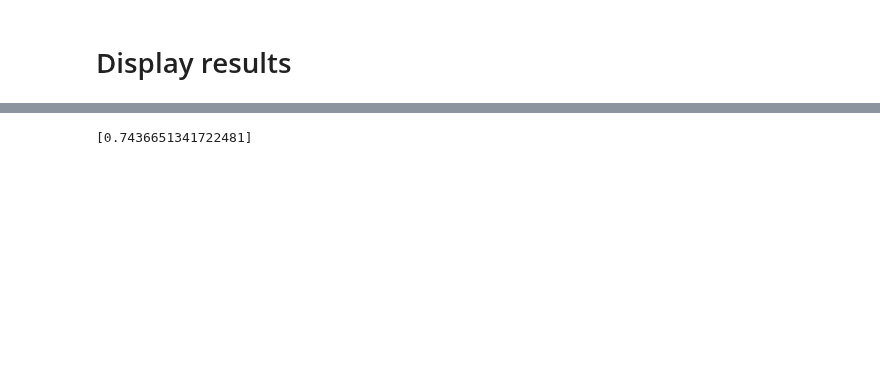
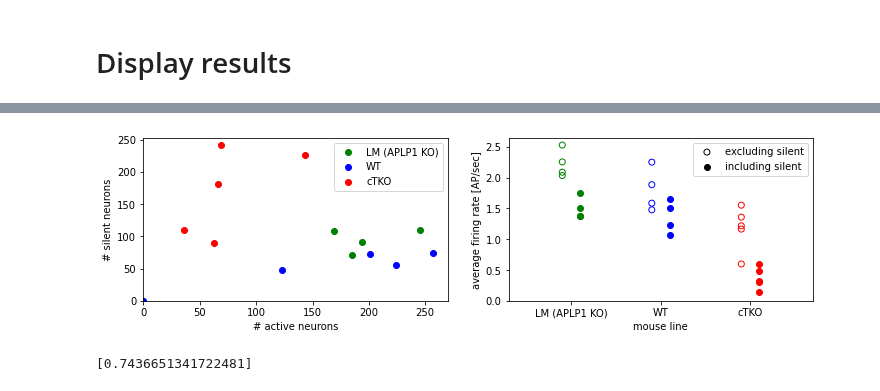
Before and after one commit to woxxel/DarkMatter, a Jupyter notebook: notebooks/spiking_data_analysis.ipynb, the cells around one changed output, grey strips where cells are left out. Cells and saved outputs as stored; diff of their text form; code cells hidden in the pictures; blank space fills up the shorter version.

```diff
--- a/notebooks/spiking_data_analysis.ipynb
+++ b/notebooks/spiking_data_analysis.ipynb
@@ -135,7 +206,7 @@ plt.show()
 # %% [markdown]
 <h1>Display results</h1>
 # %%
-def post_inference(mP,trace):
+def post_inference(I):
 
     paras = ['gamma','delta','nu_max']
 
@@ -143,14 +214,15 @@ def post_inference(mP,trace):
     for p in paras:
 
         results[p] = {}
-        results[p]['mean'] = trace['posterior'][p].values.mean(axis=(0,1))
-        results[p]['std'] = trace['posterior'][p].values.std(axis=(0,1))
+        results[p]['mean'] = I.trace['posterior'][p].values.mean(axis=(0,1))
+        results[p]['std'] = I.trace['posterior'][p].values.std(axis=(0,1))
 
-    results['N'] = mP.mask.sum(axis=0)
+    results['N'] = I.data_mask.sum(axis=0)
 
     return results
 
-results = post_inference(mP,trace)
-results_silent = post_inference(mP_withSilent,trace_silent)
-results_Ca = post_inference(mP_Ca,trace_Ca)
+results = post_inference(I)
+#results_silent = post_inference(mP_withSilent,trace_silent)
+#results_Ca = post_inference(mP_Ca,trace_Ca)
+results_silent = post_inference(I_silent)
 # %%
@@ -165,9 +237,11 @@ array([[24.50705428, 25.04343948],
 offset=0.1
 fig,ax = plt.subplots(1,2,figsize=(12,3))
 
-fr = np.nanmean(mP.spikes_raw,axis=(-1))
+fr = np.nanmean(I.data,axis=(-1))
 
-if mP._num_clusters>1:
+types = I.data_df.columns.get_level_values(level=0)
+
+if False:#I.mP._num_clusters>1:
     fr_data_exc = []
     fr_data_inh = []
 
@@ -191,16 +265,15 @@ if mP._num_clusters>1:
 else:
 
     col = ['g','b','r']
-    fr = np.array([np.nanmean(row[row>0]) for row in np.squeeze(mP.spikes_raw)])
+    fr = np.array([np.nanmean(row[row>0]) for row in np.squeeze(I.data.T)])
     results['fr'] = fr
 
-    fr_withSilence = np.array([np.nanmean(row[row>0]) for row in np.squeeze(mP_withSilent.spikes_raw)])
+    fr_withSilence = np.array([np.nanmean(row[row>0]) for row in np.squeeze(I_silent.data.T)])
     results_silent['fr'] = fr_withSilence
 
-    silence = np.squeeze(mP.spikes_raw==0).sum(-1)
-    for i,t in enumerate(mP.types):
-        idx_type = mP.type==i
-
+    silence = np.squeeze(I.data==0).sum(0)
+    for i,t in enumerate(np.unique(types)):
+        idx_type = types==t
 
         ax[0].scatter(results['N'][idx_type],silence[idx_type],color=col[i],label=t)
 
@@ -218,7 +291,7 @@ else:
     ax[1].legend()
     #else:
         #ax[0].remove()
-    plt.setp(ax[1],xlim=[-0.7,2.7],ylim=[0,ax[1].get_ylim()[1]],xticks=np.arange(3),xticklabels=mP.types,
+    plt.setp(ax[1],xlim=[-0.7,2.7],ylim=[0,ax[1].get_ylim()[1]],xticks=np.arange(3),xticklabels=np.unique(types),
                 xlabel='mouse line',ylabel='average firing rate [AP/sec]')
 
 #plt.suptitle(str_title)
@@ -234,3 +305,4 @@ plt.show()
+[figure, added]
 # %%
 import math
 import numpy as np
```
Also changed, not shown: parts of 15 cells of this notebook, 2 other files.
